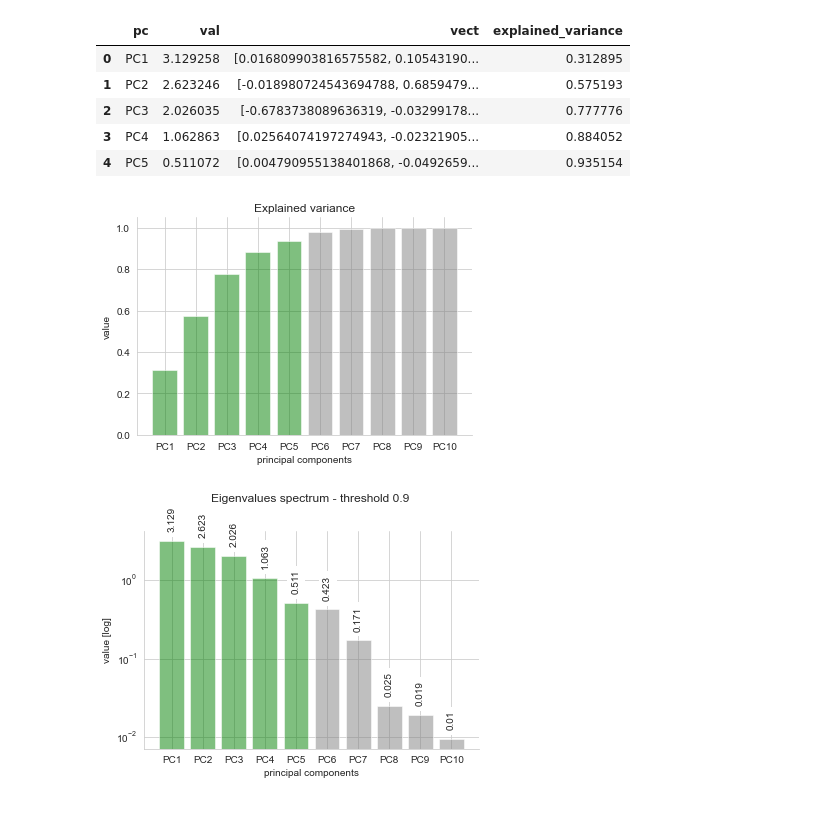
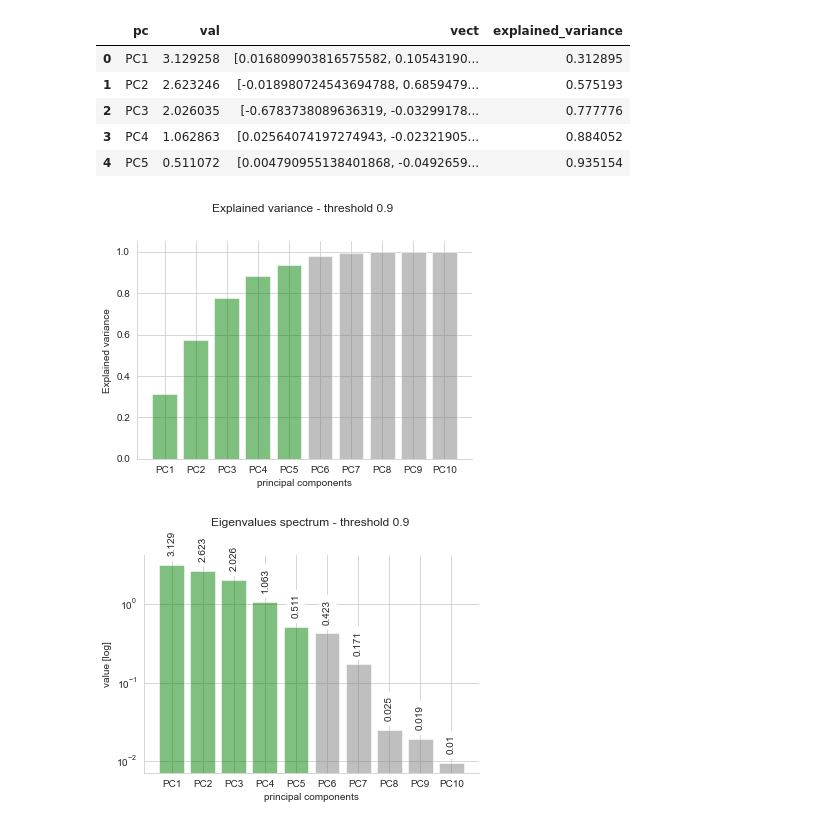
Before and after one commit to ansuini/dottorato_AI_area, a Jupyter notebook: Ex2/ex2.ipynb, the cells around one changed output. Saved outputs shown, nothing was run; the diff lists cells and outputs as text; code cells hidden in the pictures.

```diff
--- a/Ex2/ex2.ipynb
+++ b/Ex2/ex2.ipynb
@@ -61,3 +61,9 @@ def plot_data_mean_sd(features:list, data, title):
 plot_data_mean_sd(features, data,  "Original data")
 # %% [output]
 [figure]
+# %%
+some_features = pd.DataFrame(data.iloc[:,:4])
+some_features = pd.concat((some_features, labels), 1)
+sns.set_style("whitegrid")
+sns.pairplot(some_features,hue = 'labels')
+plt.show()
@@ -119,24 +127,23 @@ eigen.head(5)
 | 3 | PC4 | 1.062863 | [0.02564074197274943, -0.02321905... | 0.884052 |
 | 4 | PC5 | 0.511072 | [0.004790955138401868, -0.0492659... | 0.935154 |
 # %%
-#set a variance threshold to change color on the spectrum bar chart
+#set a variance threshold to change color on the bar chart
 variance_threshold = .9
-
-#eigenvalue spectrum log scale
-fig, ax = plt.subplots()
 brk = eigen[eigen.explained_variance > variance_threshold].index[1]
 
+#explained variance chart
+fig, ax = plt.subplots()
 
 #ax = plt.plot(eigen.pc, eigen.explained_variance,  color='black', alpha = .5)
 plt.bar(eigen.pc[:brk], eigen.explained_variance[:brk], color='green', alpha = .5)
 plt.bar(eigen.pc[brk:], eigen.explained_variance[brk:], color='gray', alpha = .5)
 
-plt.title(f'Explained variance')
+plt.title(f'Explained variance - threshold {variance_threshold} \n\n')
 plt.xlabel('principal components')
-plt.ylabel('value')
+plt.ylabel('Explained variance')
 plt.gca().spines['right'].set_visible(False)
 plt.gca().spines['top'].set_visible(False)
 # %% [output]
-[figure, old version]
+[figure, new version]
 # %%
 #set a variance threshold to change color on the spectrum bar chart
```
Also changed, not shown: parts of 5 cells of this notebook.
